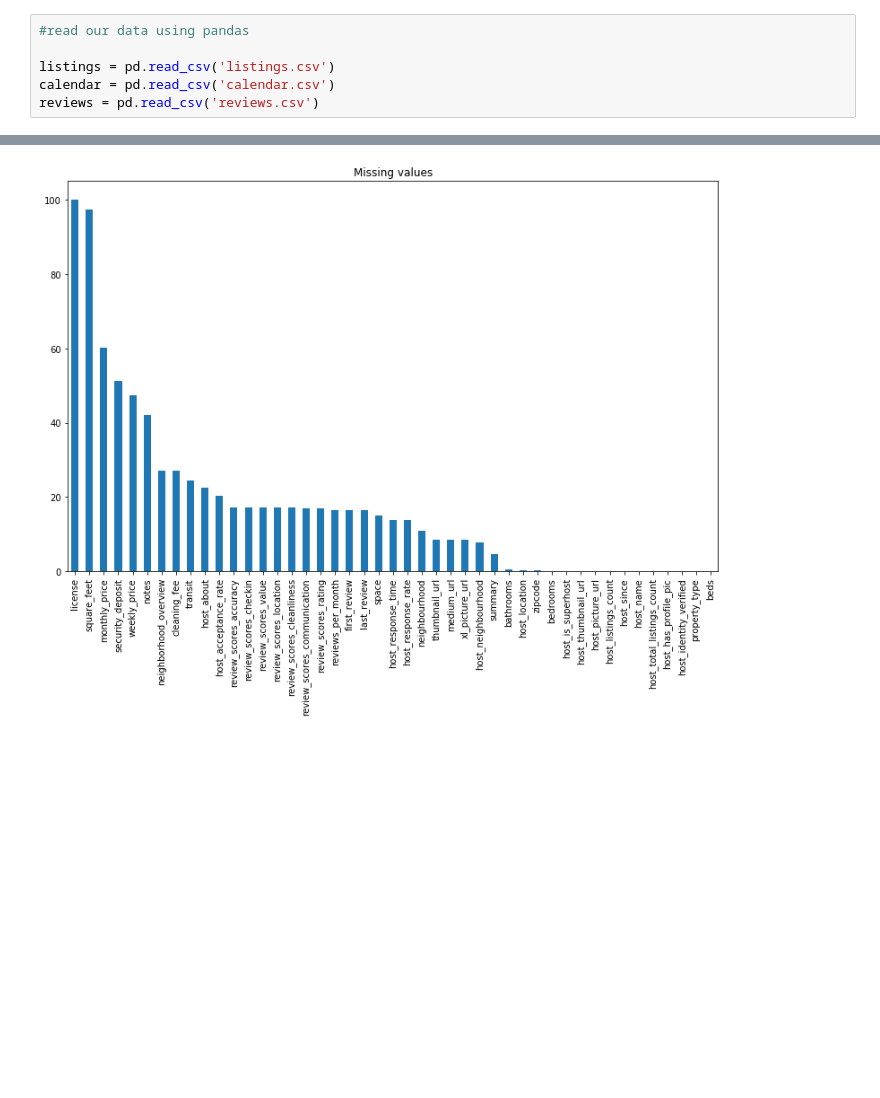
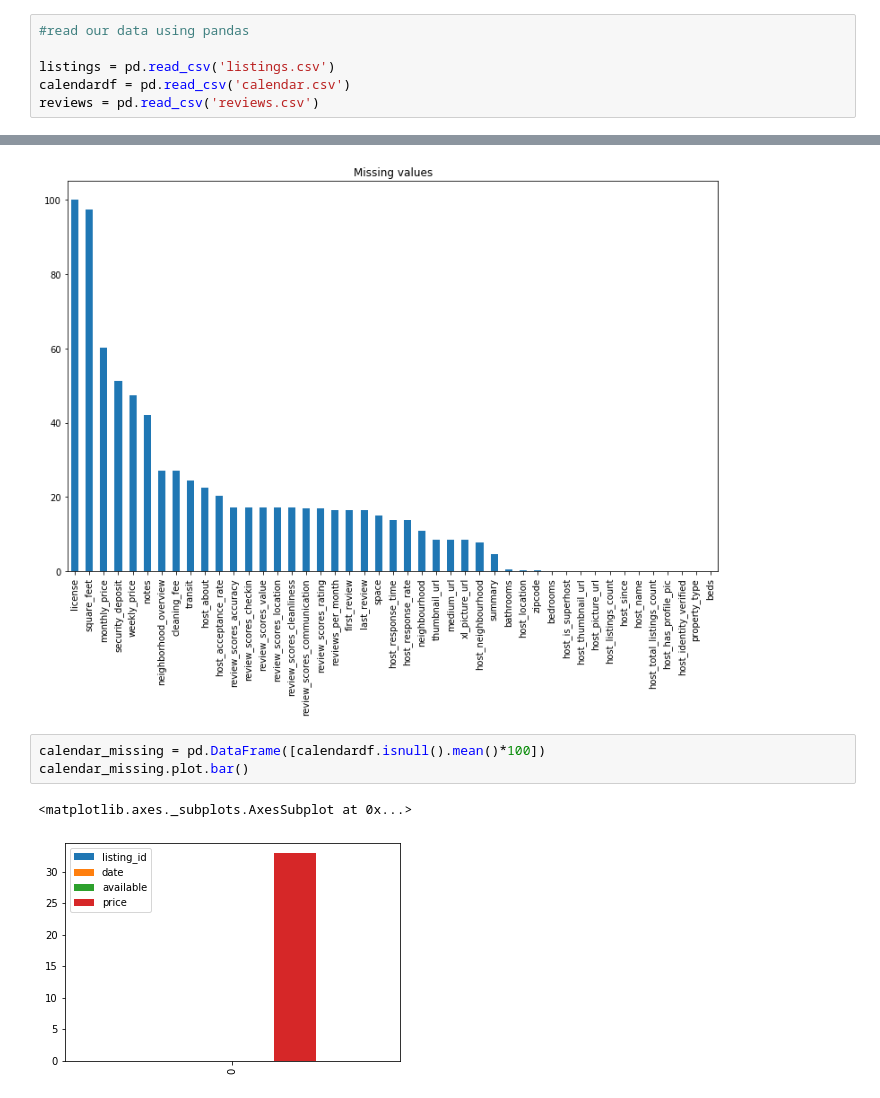
Before and after one commit to harrystamatoukos/SeattleAirBnbAnalysis, a Jupyter notebook: Airbnb_Seattle.ipynb, the cells around one changed output, grey strips where cells are left out. Drawn from its saved outputs; the diff is of its cells as text; blank space fills up the shorter version.

```diff
--- a/Airbnb_Seattle.ipynb
+++ b/Airbnb_Seattle.ipynb
@@ -57,5 +68,5 @@ calendar.csv  kaggle.json  listings.csv  reviews.csv  sample_data  seattle.zip
 #read our data using pandas
 
 listings = pd.read_csv('listings.csv')
-calendar = pd.read_csv('calendar.csv')
+calendardf = pd.read_csv('calendar.csv')
 reviews = pd.read_csv('reviews.csv')
@@ -140,3 +153,9 @@ listings_missing.plot.bar(title = 'Missing values')
 # %% [output]
 <matplotlib.axes._subplots.AxesSubplot at 0x...>
 [figure]
+# %%
+calendar_missing = pd.DataFrame([calendardf.isnull().mean()*100])
+calendar_missing.plot.bar()
+# %% [output]
+<matplotlib.axes._subplots.AxesSubplot at 0x...>
+[figure, added]
```
Also changed, not shown: parts of 35 cells of this notebook.
